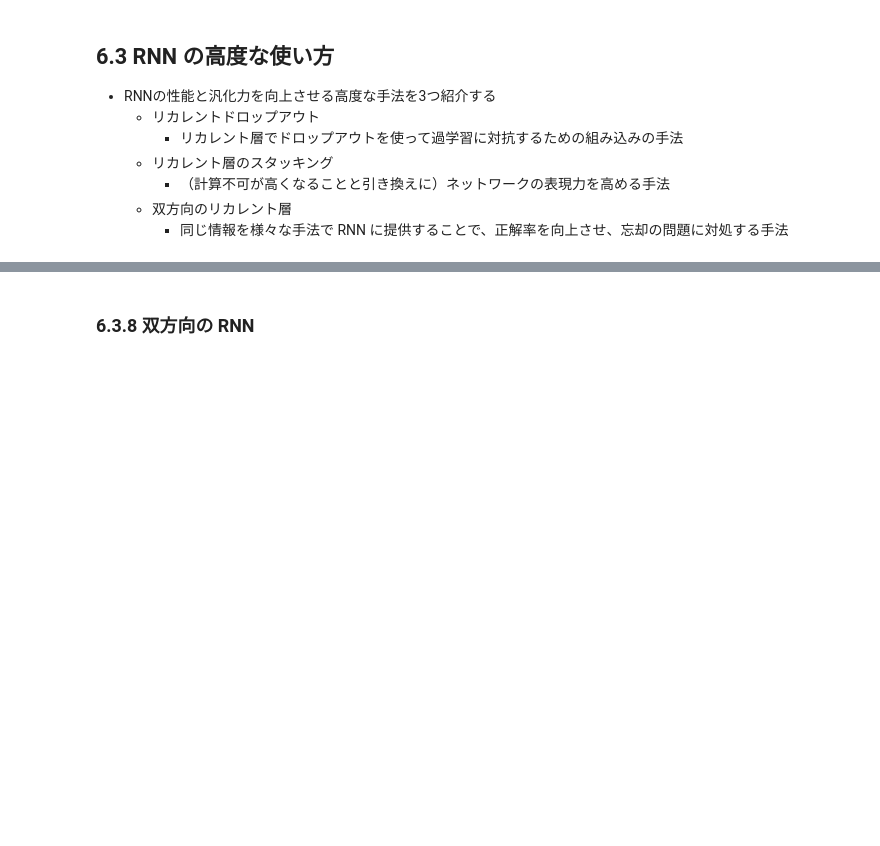
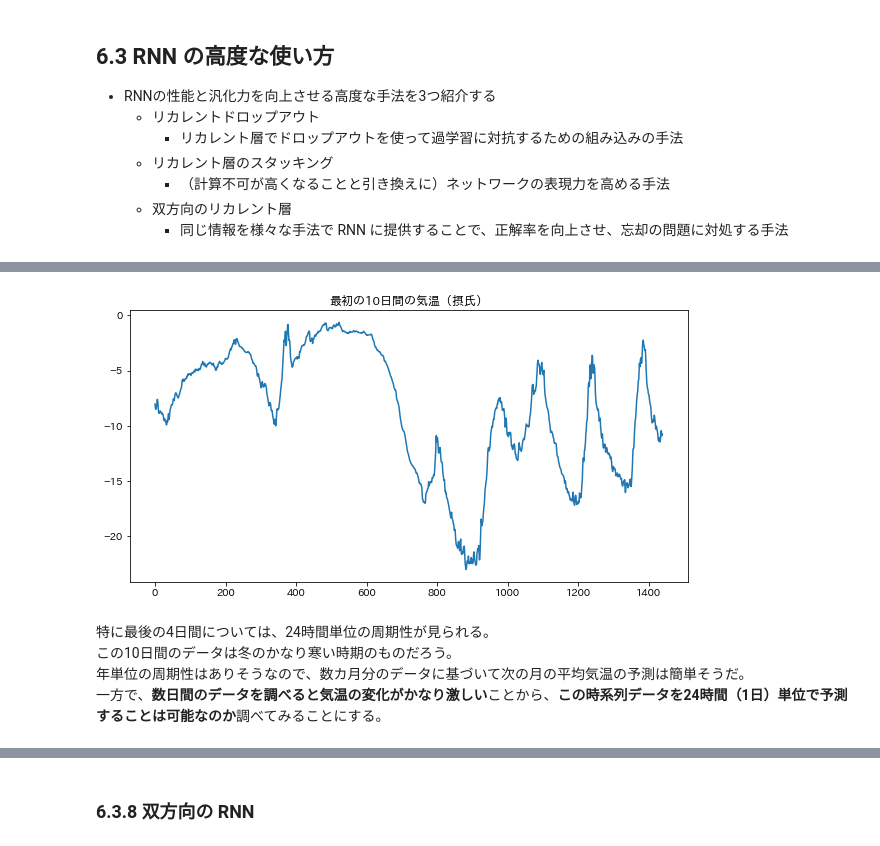
Before and after one commit to arigedon/dl-with-python, a Jupyter notebook: keras_rnn.ipynb, the cells around one changed output, grey strips where cells are left out. Drawn from its saved outputs; the diff is of its cells as text; code cells hidden in the pictures; blank space fills up the shorter version.

```diff
--- a/keras_rnn.ipynb
+++ b/keras_rnn.ipynb
@@ -57,0 +235,12 @@ for input_t in input_sequence:
+# %%
+plt.figure(figsize=(10,5))
+plt.plot(range(1440), temp[:1440])
+plt.title("最初の10日間の気温（摂氏）")
+plt.show()
+# %% [output]
+[figure, added]
+# %% [markdown]
+特に最後の4日間については、24時間単位の周期性が見られる。
+この10日間のデータは冬のかなり寒い時期のものだろう。
+年単位の周期性はありそうなので、数カ月分のデータに基づいて次の月の平均気温の予測は簡単そうだ。
+一方で、**数日間のデータを調べると気温の変化がかなり激しい**ことから、**この時系列データを24時間（1日）単位で予測することは可能なのか**調べてみることにする。
```
Also changed, not shown: parts of 54 cells of this notebook.
